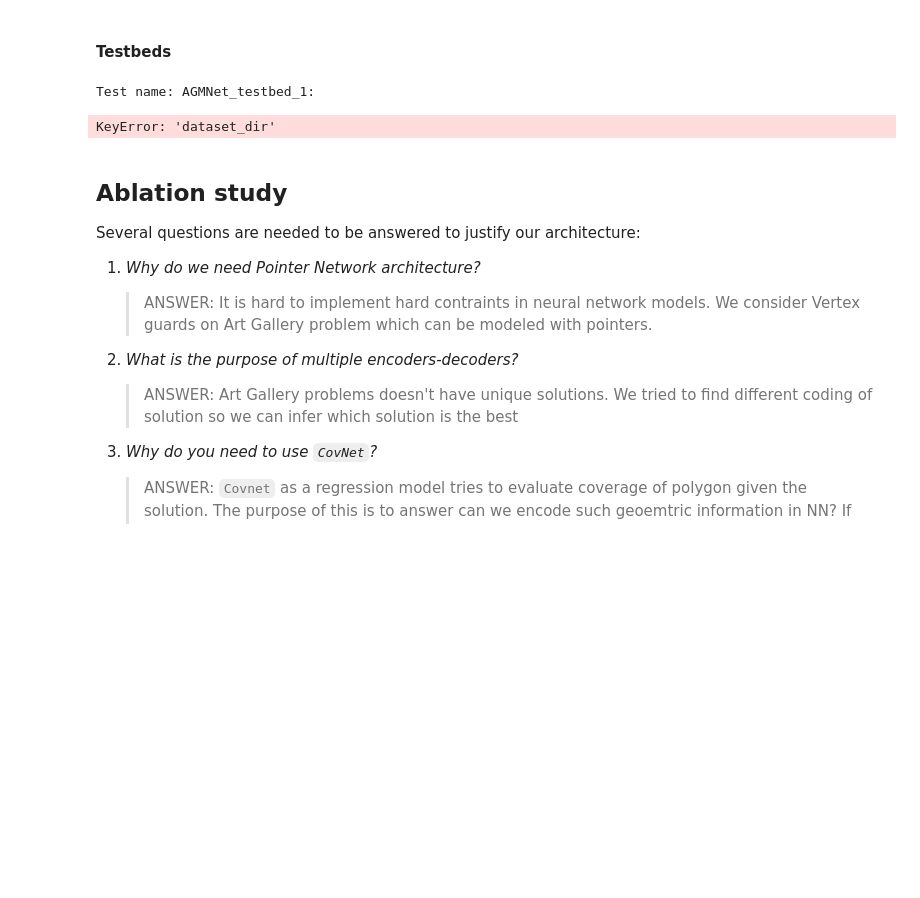
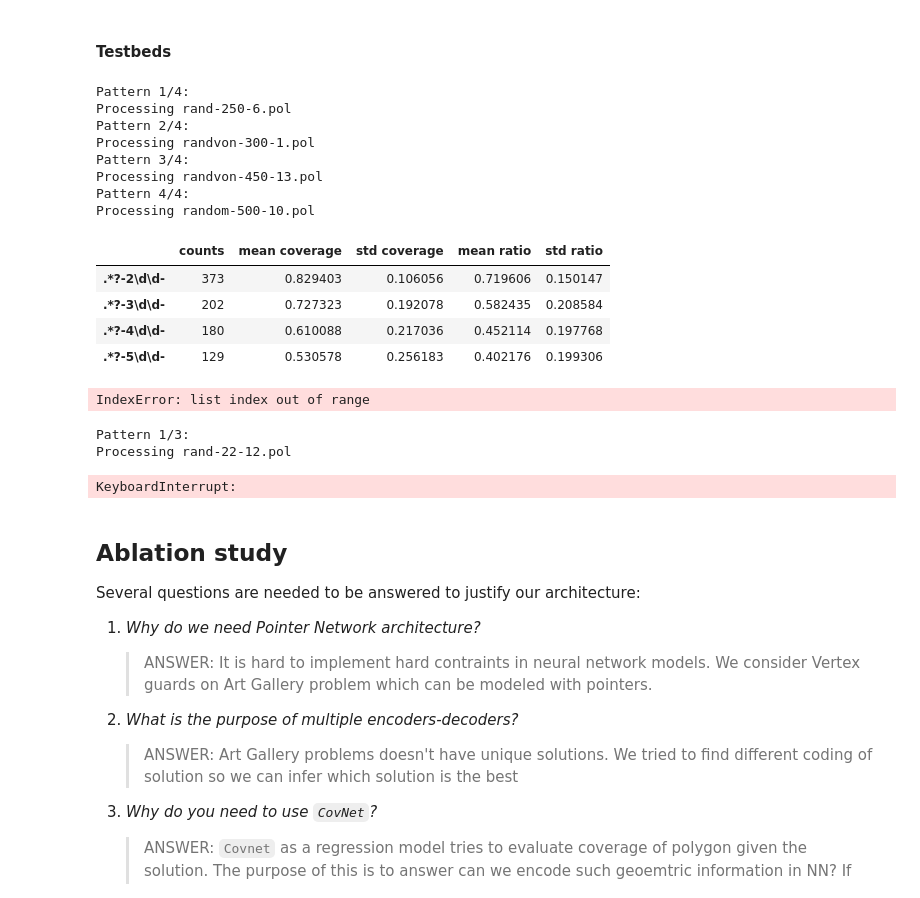
Before and after one commit to dseverdi/AGNet, a Jupyter notebook: notebooks/ArtGallery.ipynb, the cells around one changed output. Saved outputs shown, nothing was run; the diff lists cells and outputs as text; code cells hidden in the pictures; blank space fills up the shorter version.

```diff
--- a/notebooks/ArtGallery.ipynb
+++ b/notebooks/ArtGallery.ipynb
@@ -394,7 +404,8 @@ results = {}
 
 dataset_dir = '/mnt/nvme0n1/dseverdi/MLAG/dataset/AG/development/test'
 
-testbeds = [{
+testbeds = [
+    {
     'name' : 'AGMNet_testbed_1',
     'dataset_dir' : dataset_dir,
     'regex' : [
@@ -417,13 +428,29 @@ testbeds = [{
 ]
 
 # Evaluate model
-evaluator = Evaluator(agmnet_solver, dataset_dir)
-
-
-for testbed in testbeds:
-    print(f'Test name: {testbed["name"]}:')
-    _ = evaluator.stats(testbed)
-    _ = evaluator.boxplot(testbed)
+evaluator = Evaluator(agmnet_solver)
-# %% [output]
-Test name: AGMNet_testbed_1:
-KeyError: 'dataset_dir'
+# %%
+_ = evaluator.stats(testbeds[0])
+_ = evaluator.stats(testbeds[1])
+# %% [output]
+Pattern 1/4:
+Processing rand-250-6.pol
+Pattern 2/4:
+Processing randvon-300-1.pol
+Pattern 3/4:
+Processing randvon-450-13.pol
+Pattern 4/4:
+Processing random-500-10.pol
+|  | counts | mean coverage | std coverage | mean ratio | std ratio |
+| .*?-2\d\d- | 373 | 0.829403 | 0.106056 | 0.719606 | 0.150147 |
+| .*?-3\d\d- | 202 | 0.727323 | 0.192078 | 0.582435 | 0.208584 |
+| .*?-4\d\d- | 180 | 0.610088 | 0.217036 | 0.452114 | 0.197768 |
+| .*?-5\d\d- | 129 | 0.530578 | 0.256183 | 0.402176 | 0.199306 |
+IndexError: list index out of range
+# %%
+_ = evaluator.boxplot(testbeds[0])
+_ = evaluator.boxplot(testbeds[1])
+# %% [output]
+Pattern 1/3:
+Processing rand-22-12.pol
+KeyboardInterrupt:
```
Also changed, not shown: parts of 4 cells of this notebook, 1 other file.
